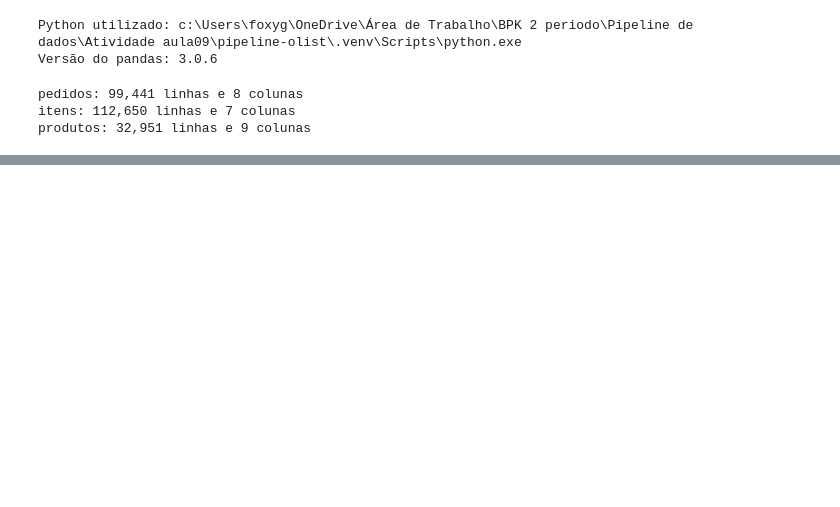
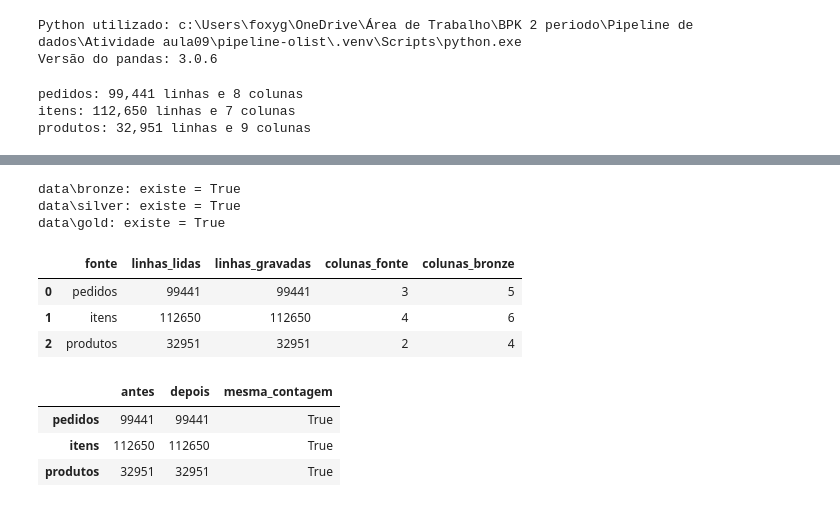
Before and after one commit to NatanHH/pipeline-olist, a Jupyter notebook: pipeline-olist.ipynb, the cells around one changed output, grey strips where cells are left out. Saved outputs shown, nothing was run; the diff lists cells and outputs as text; code cells hidden in the pictures; blank space fills up the shorter version.

```diff
--- a/pipeline-olist.ipynb
+++ b/pipeline-olist.ipynb
@@ -82,0 +419,18 @@ Fonte: produtos
+# %%
+# Caminhos relativos usam a pasta de execucao do notebook como referencia.
+from pathlib import Path
+
+pasta_data = Path("data")
+
+destino_bronze = pasta_data / "bronze"
+destino_silver = pasta_data / "silver"
+destino_gold = pasta_data / "gold"
+
+for pasta in [destino_bronze, destino_silver, destino_gold]:
+    # parents cria os niveis necessarios; exist_ok permite repetir a celula.
+    pasta.mkdir(parents=True, exist_ok=True)
+    print(f"{pasta}: existe = {pasta.is_dir()}")
+# %% [output]
+data\bronze: existe = True
+data\silver: existe = True
+data\gold: existe = True
@@ -82,0 +530,45 @@ Fonte: produtos
+# %%
+# Executa a extracao e mostra o resumo retornado pela funcao.
+# Requer executar antes as celulas de imports, URL_BASE e caminhos.
+resumo_extracao = extract(destino_bronze)
+display(resumo_extracao)
+# %% [output]
+|  | fonte | linhas_lidas | linhas_gravadas | colunas_fonte | colunas_bronze |
+| 0 | pedidos | 99441 | 99441 | 3 | 5 |
+| 1 | itens | 112650 | 112650 | 4 | 6 |
+| 2 | produtos | 32951 | 32951 | 2 | 4 |
+# %%
+def contagens_bronze(pasta):
+    """Le os Parquets gravados e retorna a quantidade de linhas por fonte."""
+    return {
+        nome: len(pd.read_parquet(pasta / f"{nome}.parquet"))
+        for nome in ["pedidos", "itens", "produtos"]
+    }
+
+# Registra o estado em disco antes de executar novamente a extracao.
+antes = contagens_bronze(destino_bronze)
+
+extract(destino_bronze)
+
+# Reabre os arquivos para verificar o resultado realmente persistido.
+depois = contagens_bronze(destino_bronze)
+
+comparacao = pd.DataFrame({
+    "antes": antes,
+    "depois": depois,
+})
+
+comparacao["mesma_contagem"] = (
+    comparacao["antes"] == comparacao["depois"]
+)
+
+display(comparacao)
+
+# Verifica contagens, nao igualdade de valores ou metadados.
+# Se houver diferenca, assert interrompe esta celula com a mensagem abaixo.
+assert antes == depois, "As contagens da Bronze mudaram."
+# %% [output]
+|  | antes | depois | mesma_contagem |
+| pedidos | 99441 | 99441 | True |
+| itens | 112650 | 112650 | True |
+| produtos | 32951 | 32951 | True |
```
Also changed, not shown: parts of 16 cells of this notebook.
